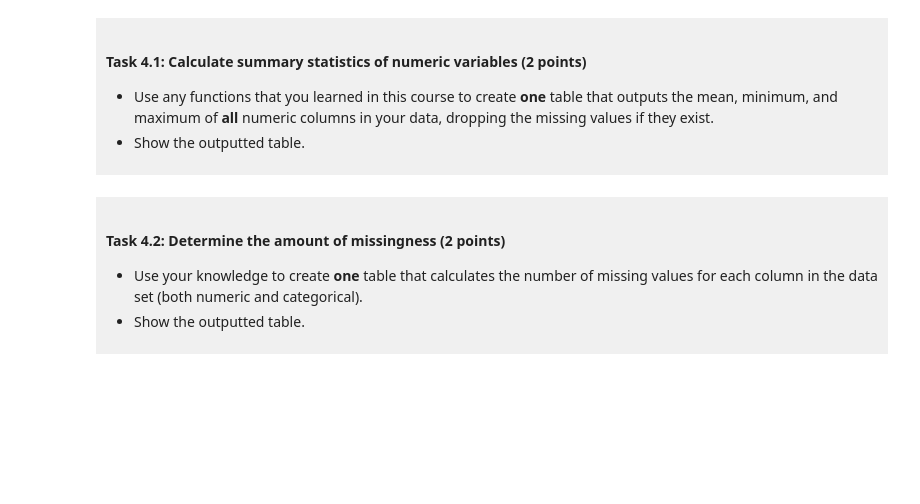
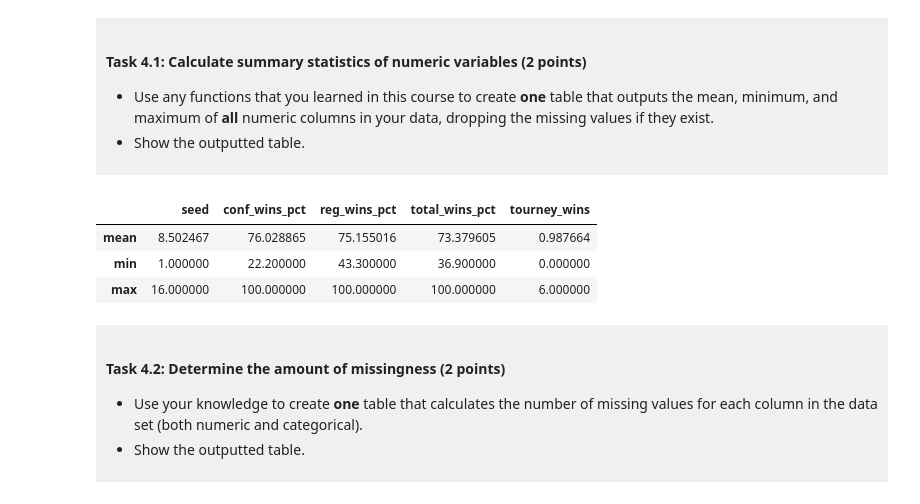
Before and after one commit to abigailtham/dsci-100-project-abigail-tham, a Jupyter notebook: dsci-100-project-notebook (1).ipynb, the cells around one changed output. Cells and saved outputs as stored; diff of their text form; code cells hidden in the pictures; blank space fills up the shorter version.

```diff
--- a/dsci-100-project-notebook (1).ipynb
+++ b/dsci-100-project-notebook (1).ipynb
@@ -250,7 +258,13 @@ You will refine your research question (if needed) and produce a tidy data set.
 
 </div>
 # %%
-### EDIT THIS CODE CELL ###
+basketball_statistics = basketball_tidy[["seed", "conf_wins_pct", "reg_wins_pct", "total_wins_pct", "tourney_wins"]].agg(["mean", "min", "max"])
+basketball_statistics
+# %% [output]
+|  | seed | conf_wins_pct | reg_wins_pct | total_wins_pct | tourney_wins |
+| mean | 8.502467 | 76.028865 | 75.155016 | 73.379605 | 0.987664 |
+| min | 1.000000 | 22.200000 | 43.300000 | 36.900000 | 0.000000 |
+| max | 16.000000 | 100.000000 | 100.000000 | 100.000000 | 6.000000 |
 # %% [markdown]
 <div style="background-color: #f0f0f0; padding: 10px;">
 
```
Also changed, not shown: parts of 13 cells of this notebook.
